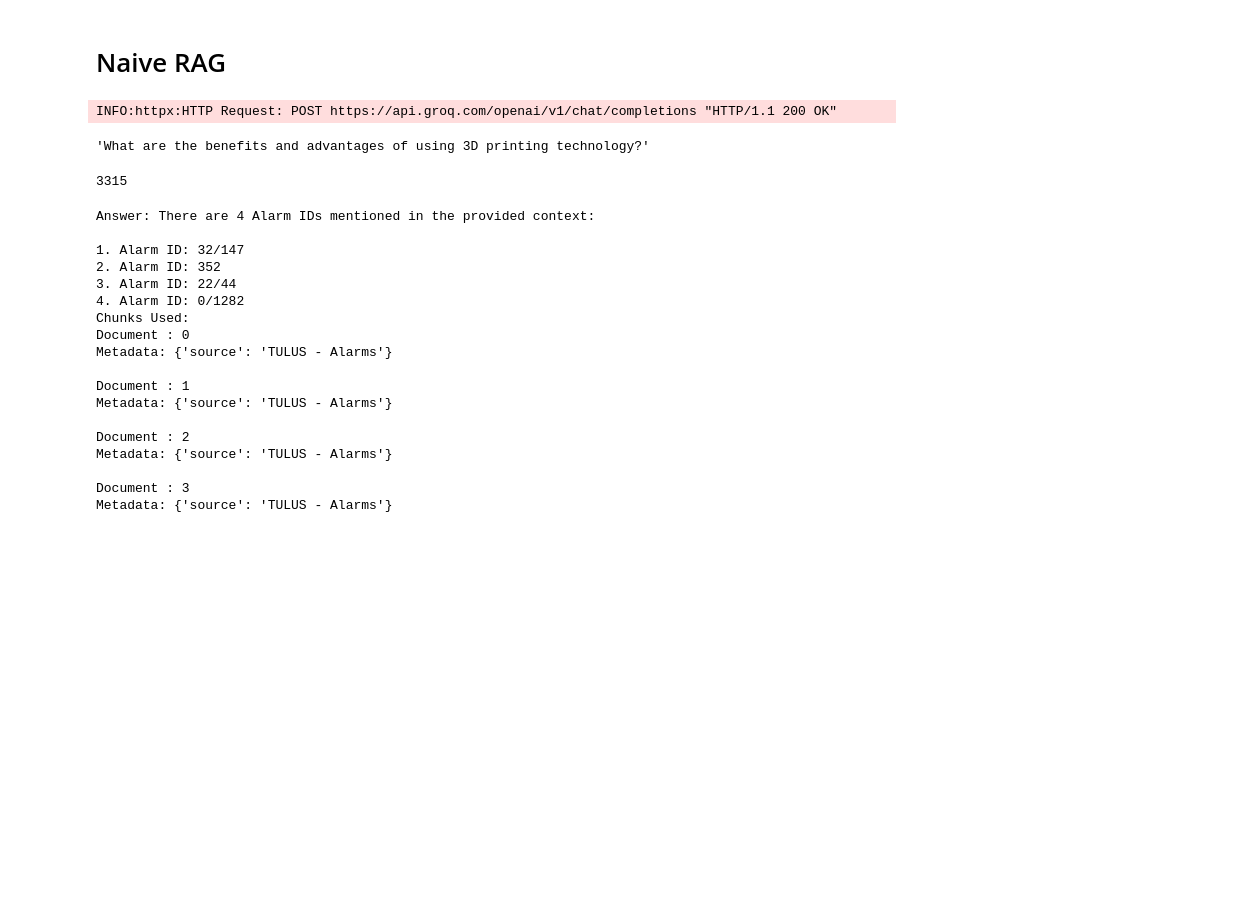
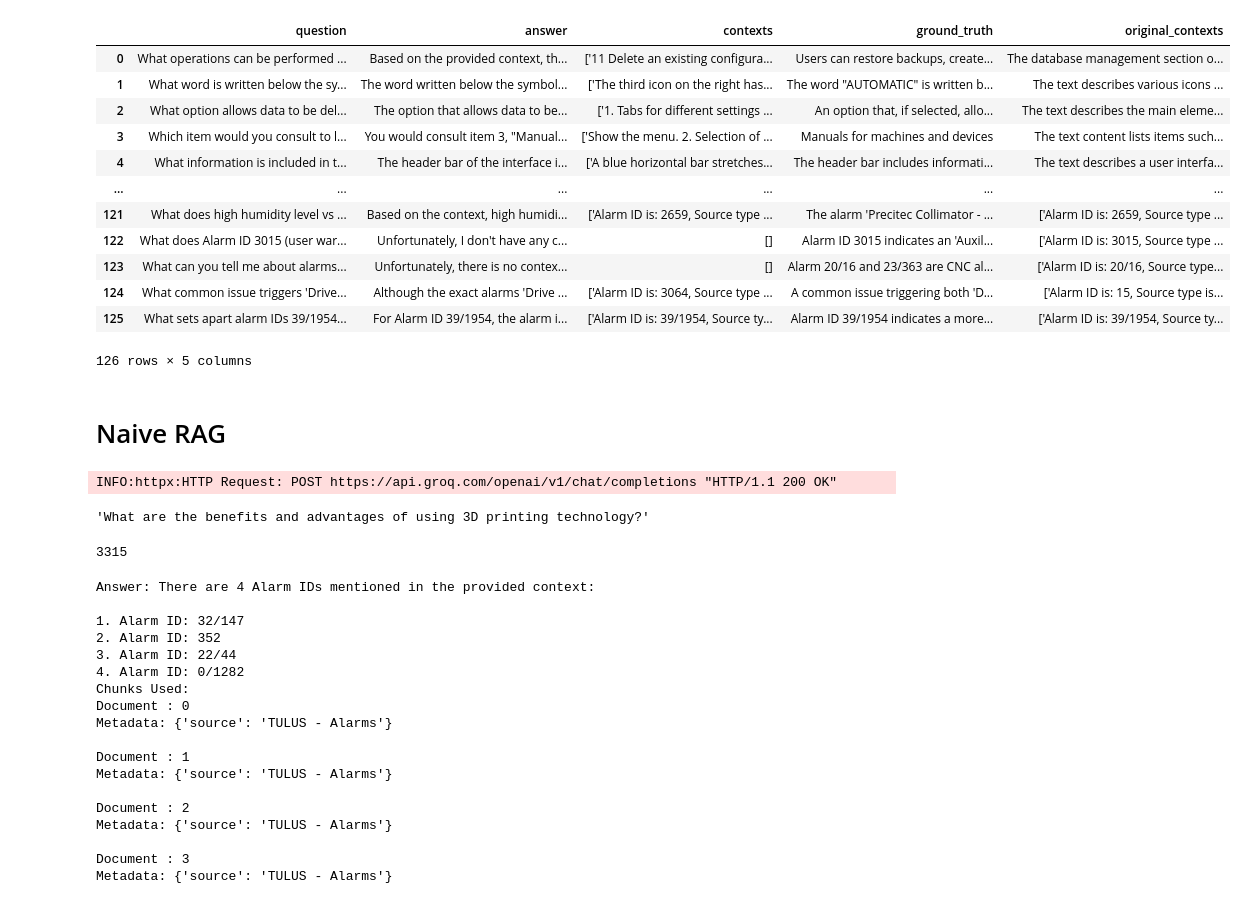
Before and after one commit to hadi-ibra/prima-power-hmi-assistant, a Jupyter notebook: notebooks/naive_rag.ipynb, the cells around one changed output. Saved outputs shown, nothing was run; the diff lists cells and outputs as text; code cells hidden in the pictures; blank space fills up the shorter version.

```diff
--- a/notebooks/naive_rag.ipynb
+++ b/notebooks/naive_rag.ipynb
@@ -7,3 +7,7 @@ from langchain.prompts import PromptTemplate
 from langchain_community.llms import HuggingFaceHub
 from langchain_groq import ChatGroq
 import pickle
+# %%
+import pandas as pd
+
+df1 = pd.read_csv('/Users/hadiibrahim/Dev/prima-power-hmi-assistant/src/data/ragas_dataset_rag_exp_llm_chain_filter(4)(1).csv')
@@ -10,3 +16,19 @@ import pickle
+# %%
+df1
+# %% [output]
+|  | question | answer | contexts | ground_truth | original_contexts |
+| 0 | What operations can be performed ... | Based on the provided context, th... | ['11 Delete an existing configura... | Users can restore backups, create... | The database management section o... |
+| 1 | What word is written below the sy... | The word written below the symbol... | ['The third icon on the right has... | The word "AUTOMATIC" is written b... | The text describes various icons ... |
+| 2 | What option allows data to be del... | The option that allows data to be... | ['1. Tabs for different settings ... | An option that, if selected, allo... | The text describes the main eleme... |
+| 3 | Which item would you consult to l... | You would consult item 3, "Manual... | ['Show the menu. 2. Selection of ... | Manuals for machines and devices | The text content lists items such... |
+| 4 | What information is included in t... | The header bar of the interface i... | ['A blue horizontal bar stretches... | The header bar includes informati... | The text describes a user interfa... |
+| ... | ... | ... | ... | ... | ... |
+| 121 | What does high humidity level vs ... | Based on the context, high humidi... | ['Alarm ID is: 2659, Source type ... | The alarm 'Precitec Collimator - ... | ['Alarm ID is: 2659, Source type ... |
+| 122 | What does Alarm ID 3015 (user war... | Unfortunately, I don't have any c... | [] | Alarm ID 3015 indicates an 'Auxil... | ['Alarm ID is: 3015, Source type ... |
+| 123 | What can you tell me about alarms... | Unfortunately, there is no contex... | [] | Alarm 20/16 and 23/363 are CNC al... | ['Alarm ID is: 20/16, Source type... |
+| 124 | What common issue triggers 'Drive... | Although the exact alarms 'Drive ... | ['Alarm ID is: 3064, Source type ... | A common issue triggering both 'D... | ['Alarm ID is: 15, Source type is... |
+| 125 | What sets apart alarm IDs 39/1954... | For Alarm ID 39/1954, the alarm i... | ['Alarm ID is: 39/1954, Source ty... | Alarm ID 39/1954 indicates a more... | ['Alarm ID is: 39/1954, Source ty... |
+126 rows × 5 columns
 # %%
 from dotenv import load_dotenv
 import os
```
Also changed, not shown: parts of 1 cell of this notebook, 59 other files.
